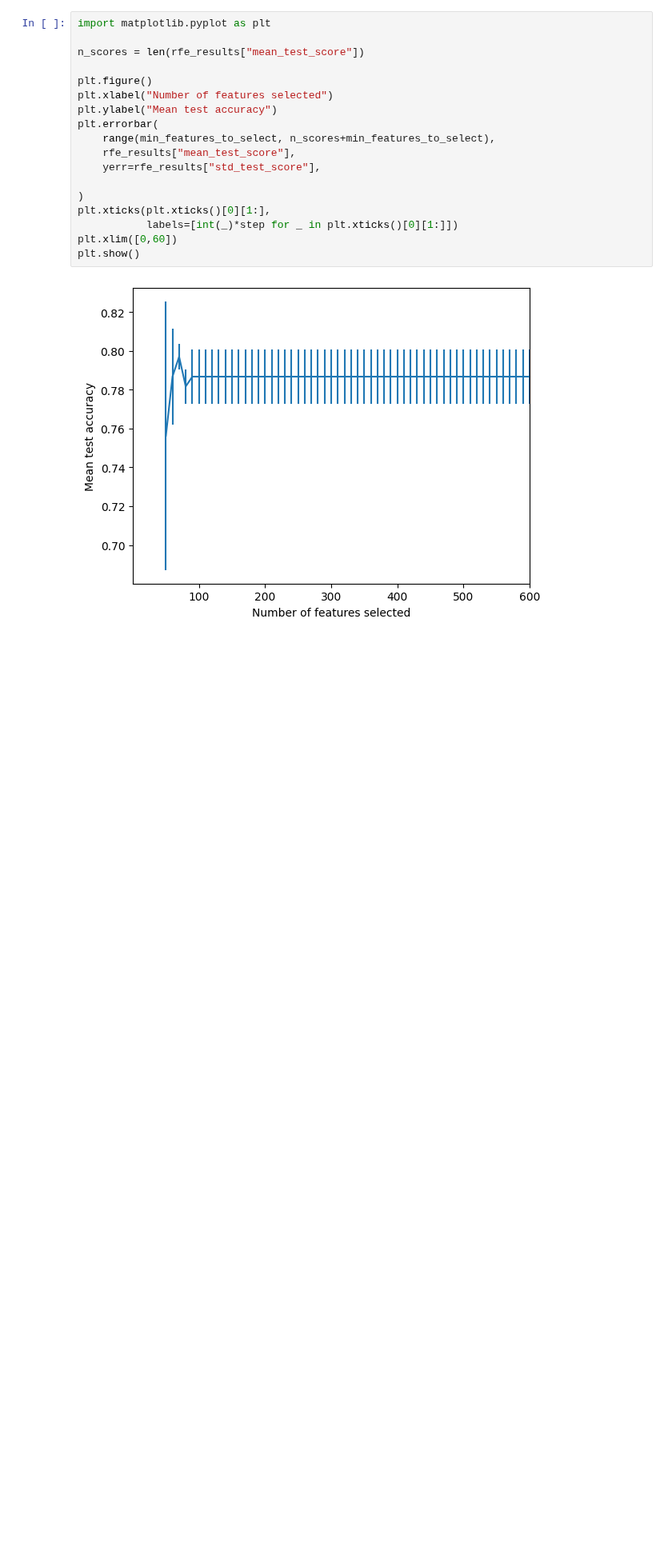
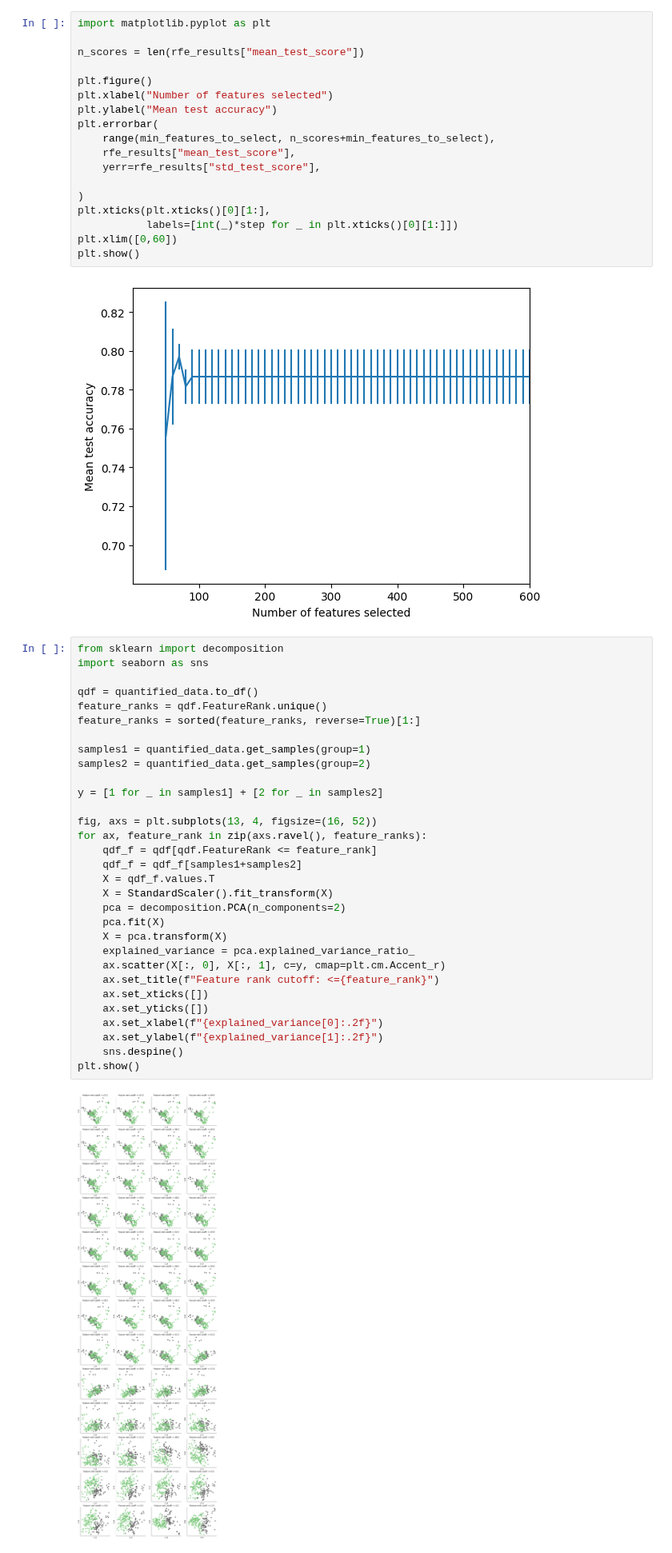
Before and after one commit to InfectionMedicineProteomics/DPKS, a Jupyter notebook: notebooks/classifier.ipynb, the cells around one changed output. Shown at 80% size. Saved outputs shown, nothing was run; the diff lists cells and outputs as text; blank space fills up the shorter version.

```diff
--- a/notebooks/classifier.ipynb
+++ b/notebooks/classifier.ipynb
@@ -164,3 +165,36 @@ plt.xlim([0,60])
 plt.show()
 # %% [output]
 [figure]
+# %%
+from sklearn import decomposition
+import seaborn as sns
+
+qdf = quantified_data.to_df()
+feature_ranks = qdf.FeatureRank.unique()
+feature_ranks = sorted(feature_ranks, reverse=True)[1:]
+
+samples1 = quantified_data.get_samples(group=1)
+samples2 = quantified_data.get_samples(group=2)
+
+y = [1 for _ in samples1] + [2 for _ in samples2]
+
+fig, axs = plt.subplots(13, 4, figsize=(16, 52))
+for ax, feature_rank in zip(axs.ravel(), feature_ranks):
+    qdf_f = qdf[qdf.FeatureRank <= feature_rank]
+    qdf_f = qdf_f[samples1+samples2]
+    X = qdf_f.values.T
+    X = StandardScaler().fit_transform(X)
+    pca = decomposition.PCA(n_components=2)
+    pca.fit(X)
+    X = pca.transform(X)
+    explained_variance = pca.explained_variance_ratio_
+    ax.scatter(X[:, 0], X[:, 1], c=y, cmap=plt.cm.Accent_r)
+    ax.set_title(f"Feature rank cutoff: <={feature_rank}")
+    ax.set_xticks([])
+    ax.set_yticks([])
+    ax.set_xlabel(f"{explained_variance[0]:.2f}")
+    ax.set_ylabel(f"{explained_variance[1]:.2f}")
+    sns.despine()
+plt.show()
+# %% [output]
+[figure, added]
```
Also changed, not shown: parts of 2 cells of this notebook, 1 other file.
